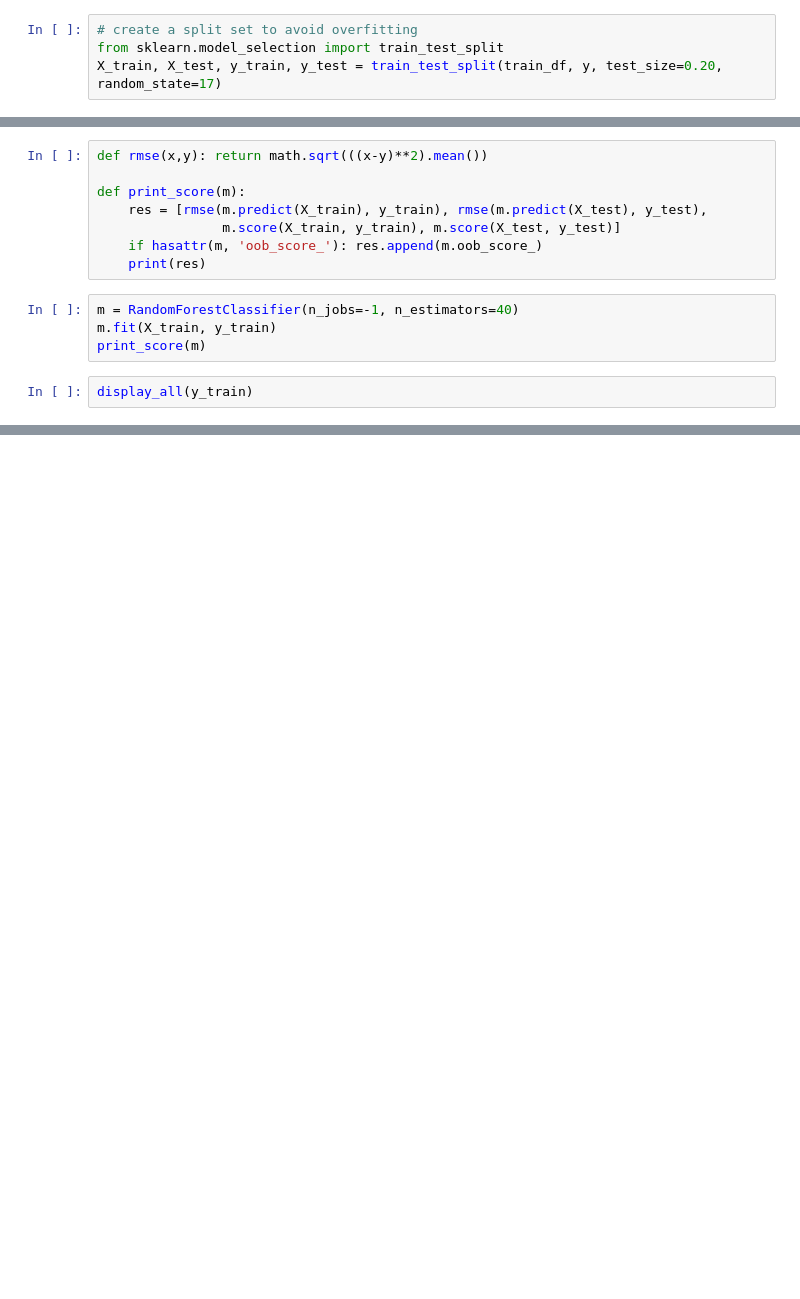
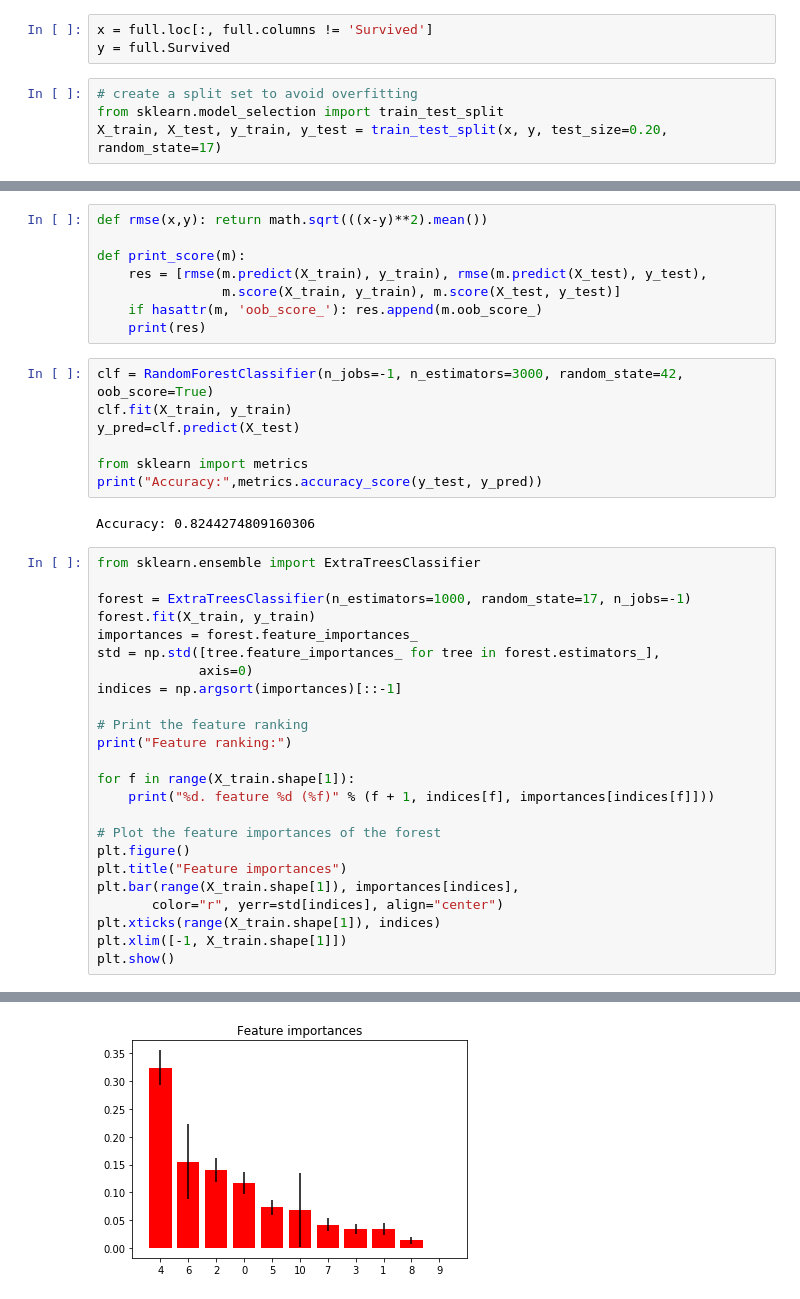
Before and after one commit to stone4789/fastai_codeAlongs, a Jupyter notebook: fastai_titanic.ipynb, the cells around one changed output, grey strips where cells are left out. Saved outputs shown, nothing was run; the diff lists cells and outputs as text; blank space fills up the shorter version.

Commit message:
Cleaned dataset, some feature engineering, and baseline forest models

```diff
--- a/fastai_titanic.ipynb
+++ b/fastai_titanic.ipynb
@@ -484,4 +151,7 @@ ValueError: Input contains NaN, infinity or a value too large for dtype('float64
+# %%
+x = full.loc[:, full.columns != 'Survived']
+y = full.Survived
 # %%
 # create a split set to avoid overfitting
 from sklearn.model_selection import train_test_split
-X_train, X_test, y_train, y_test = train_test_split(train_df, y, test_size=0.20, random_state=17)
+X_train, X_test, y_train, y_test = train_test_split(x, y, test_size=0.20, random_state=17)
@@ -493,9 +165,37 @@ def print_score(m):
                 m.score(X_train, y_train), m.score(X_test, y_test)]
     if hasattr(m, 'oob_score_'): res.append(m.oob_score_)
     print(res)
-# %%
-m = RandomForestClassifier(n_jobs=-1, n_estimators=40)
-m.fit(X_train, y_train)
-print_score(m)
-# %%
-display_all(y_train)
+# %%
+clf = RandomForestClassifier(n_jobs=-1, n_estimators=3000, random_state=42, oob_score=True)
+clf.fit(X_train, y_train)
+y_pred=clf.predict(X_test)
+
+from sklearn import metrics
+print("Accuracy:",metrics.accuracy_score(y_test, y_pred))
+# %% [output]
+Accuracy: 0.8244274809160306
+# %%
+from sklearn.ensemble import ExtraTreesClassifier
+
+forest = ExtraTreesClassifier(n_estimators=1000, random_state=17, n_jobs=-1)
+forest.fit(X_train, y_train)
+importances = forest.feature_importances_
+std = np.std([tree.feature_importances_ for tree in forest.estimators_],
+             axis=0)
+indices = np.argsort(importances)[::-1]
+
+# Print the feature ranking
+print("Feature ranking:")
+
+for f in range(X_train.shape[1]):
+    print("%d. feature %d (%f)" % (f + 1, indices[f], importances[indices[f]]))
+
+# Plot the feature importances of the forest
+plt.figure()
+plt.title("Feature importances")
+plt.bar(range(X_train.shape[1]), importances[indices],
+       color="r", yerr=std[indices], align="center")
+plt.xticks(range(X_train.shape[1]), indices)
+plt.xlim([-1, X_train.shape[1]])
+plt.show()
+# %% [output]
@@ -501,0 +214 @@ display_all(y_train)
+[figure, added]
```
Also changed, not shown: parts of 23 cells of this notebook.
